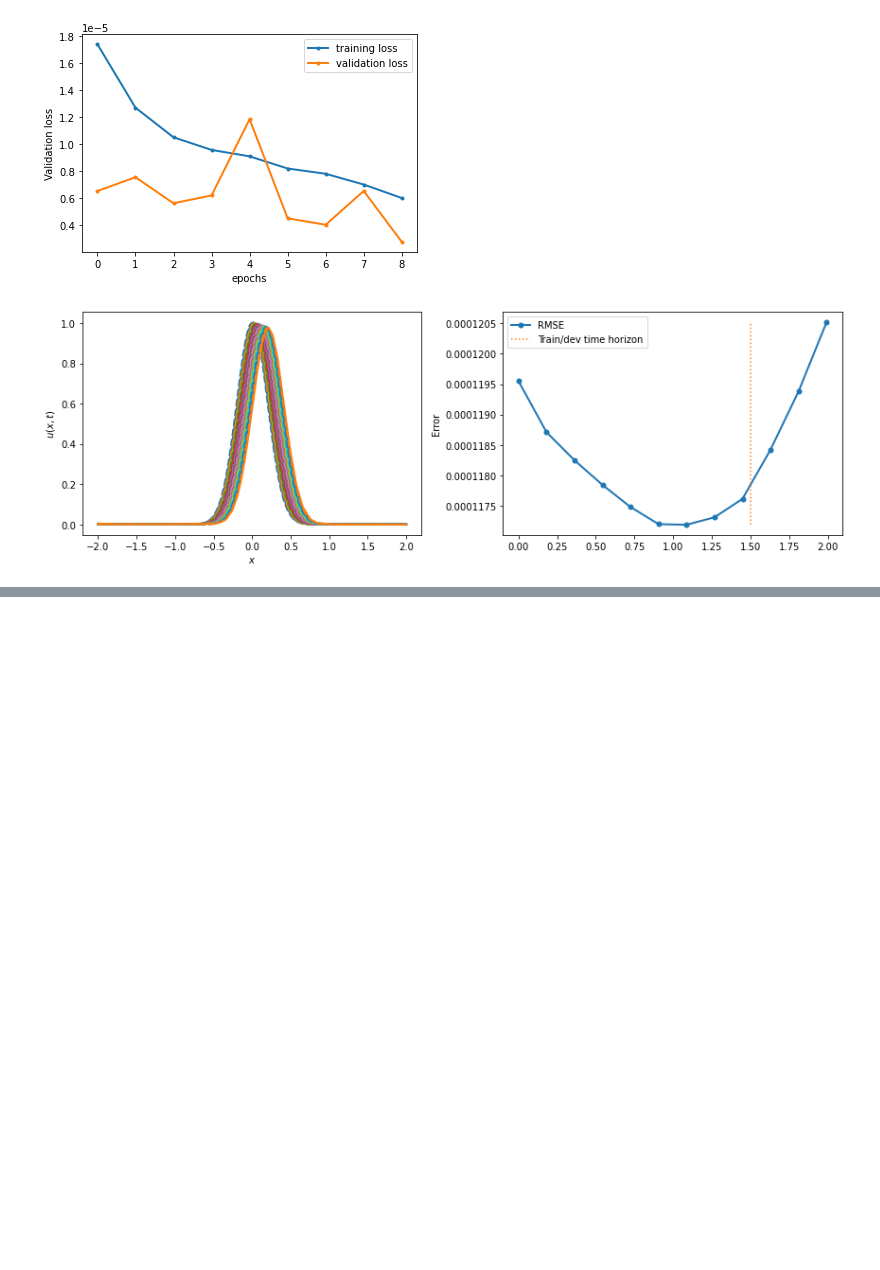
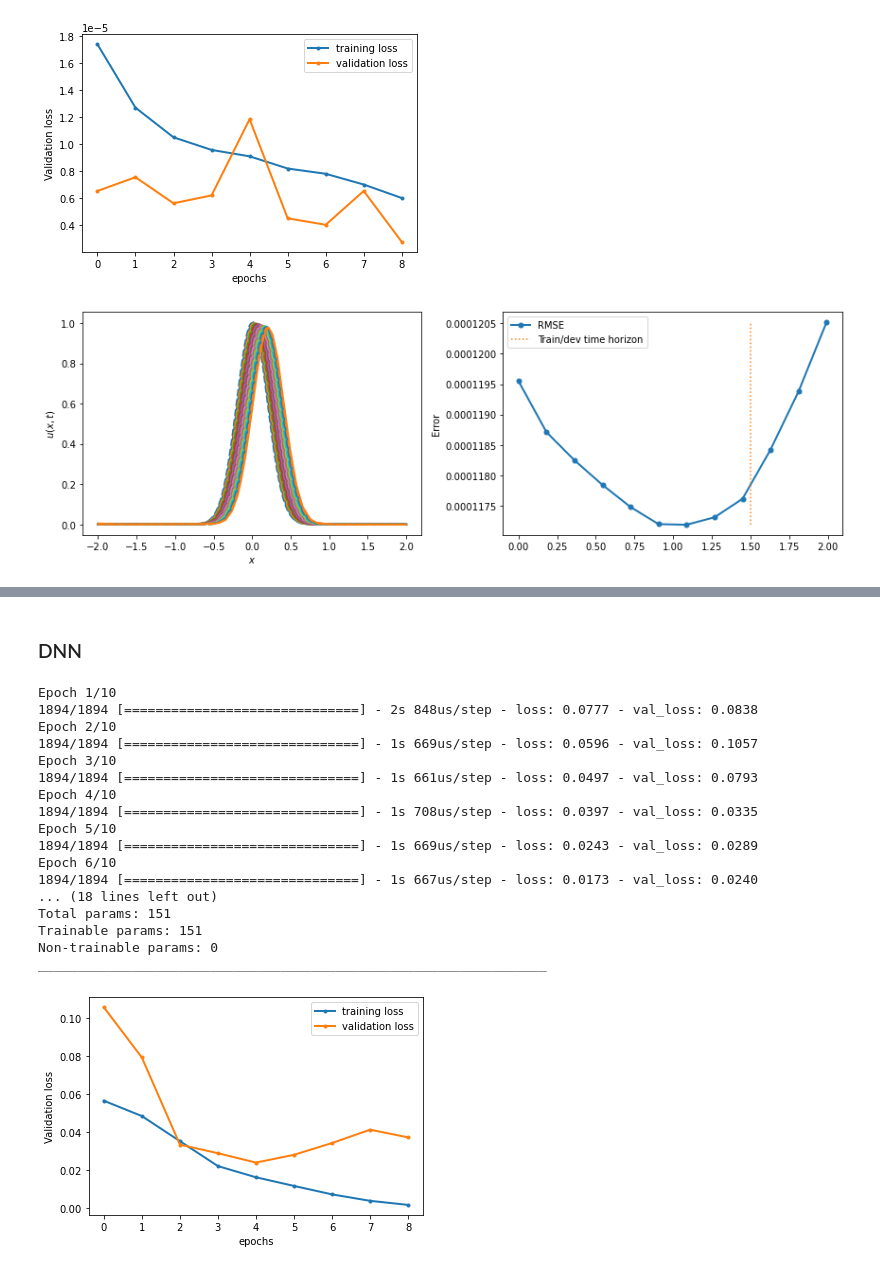
Before and after one commit to RupakMukherjee/FiniteVolumeTensorFlow, a Jupyter notebook: Report_1.ipynb, the cells around one changed output, grey strips where cells are left out. Drawn from its saved outputs; the diff is of its cells as text; code cells hidden in the pictures; blank space fills up the shorter version.

```diff
--- a/Report_1.ipynb
+++ b/Report_1.ipynb
@@ -884,0 +1030,60 @@ plt.show()
+# %% [markdown]
+### DNN
+# %%
+test_ratio = 0.25
+dev_ratio = 0.2
+
+# Prepare data
+inputs_array = np.asarray(inputs)
+outputs_array = np.asarray(outputs)
+
+# Split into train-dev-test sets
+X_train, X_test, y_train, y_test = train_test_split(inputs_array, outputs_array, test_size=test_ratio, shuffle=False)
+X_train, X_dev, y_train, y_dev = train_test_split(X_train, y_train, test_size=dev_ratio, shuffle=False)
+
+# Build model
+deep_approx = keras.models.Sequential()
+deep_approx.add(layers.Dense(10, input_dim=2, activation='elu'))
+deep_approx.add(layers.Dense(10, activation='elu'))
+deep_approx.add(layers.Dense(1, activation='linear'))
+
+# Compile model
+deep_approx.compile(loss='mse', optimizer='adam')
+
+# Fit!
+history = deep_approx.fit(X_train, y_train,
+            epochs=10, batch_size=32,
+            validation_data=(X_dev, y_dev),
+            callbacks=keras.callbacks.EarlyStopping(patience=5))
+
+deep_approx.summary()
+
+# history.history contains loss information
+
+idx0 = 1
+plt.figure()
+plt.plot(history.history['loss'][idx0:], '.-', lw=2)
+plt.plot(history.history['val_loss'][idx0:], '.-', lw=2)
+plt.xlabel('epochs')
+plt.ylabel('Validation loss')
+plt.legend(['training loss', 'validation loss'])
+plt.show()
+# %% [output]
+Epoch 1/10
+1894/1894 [==============================] - 2s 848us/step - loss: 0.0777 - val_loss: 0.0838
+Epoch 2/10
+1894/1894 [==============================] - 1s 669us/step - loss: 0.0596 - val_loss: 0.1057
+Epoch 3/10
+1894/1894 [==============================] - 1s 661us/step - loss: 0.0497 - val_loss: 0.0793
+Epoch 4/10
+1894/1894 [==============================] - 1s 708us/step - loss: 0.0397 - val_loss: 0.0335
+Epoch 5/10
+1894/1894 [==============================] - 1s 669us/step - loss: 0.0243 - val_loss: 0.0289
+Epoch 6/10
+1894/1894 [==============================] - 1s 667us/step - loss: 0.0173 - val_loss: 0.0240
+... (18 lines left out)
+Total params: 151
+Trainable params: 151
+Non-trainable params: 0
+_________________________________________________________________
+[figure, added]
```
Also changed, not shown: parts of 26 cells of this notebook.
